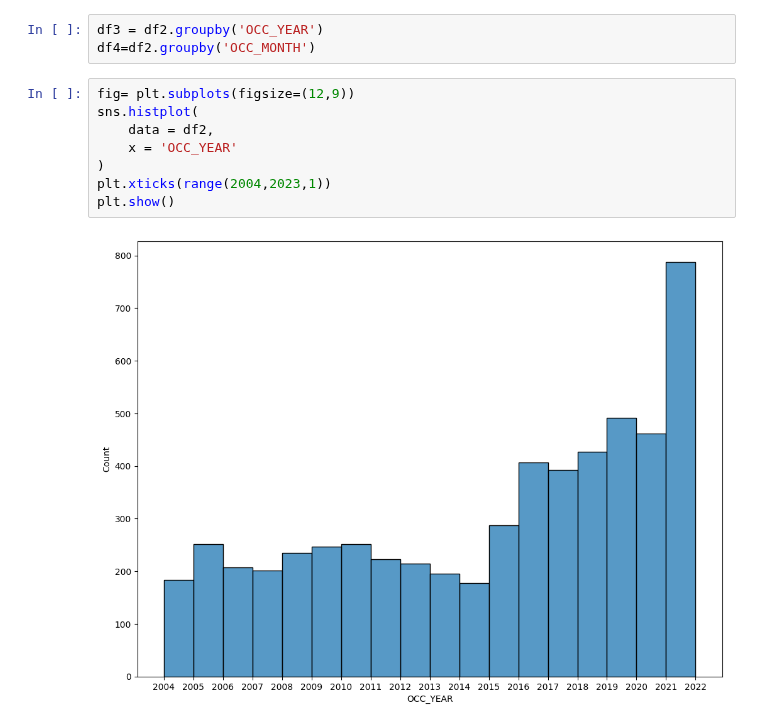
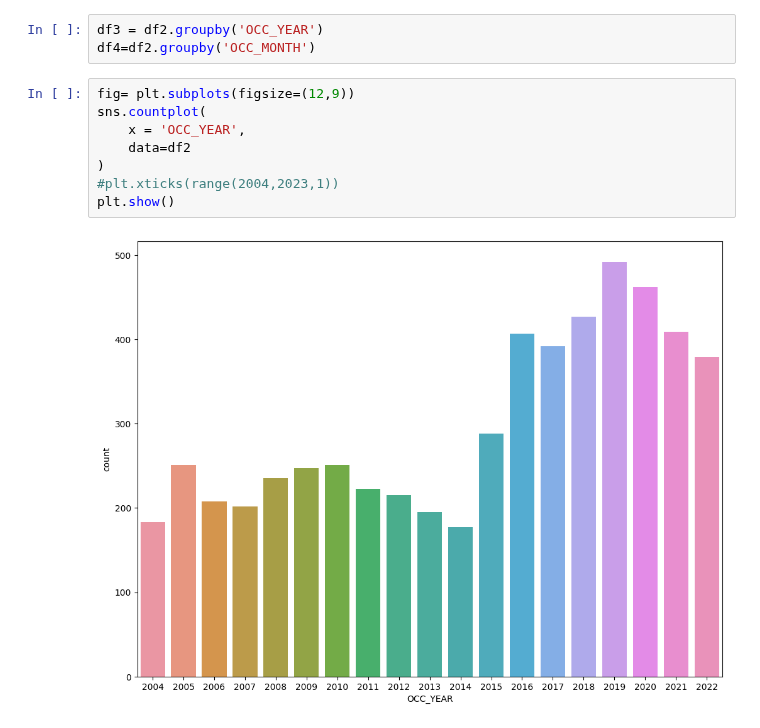
Before and after one commit to ChuHongHeMike/schulich_data_science_he55, a Jupyter notebook: AI/P1.ipynb, the cells around one changed output. Drawn from its saved outputs; the diff is of its cells as text.

```diff
--- a/AI/P1.ipynb
+++ b/AI/P1.ipynb
@@ -60,11 +60,11 @@ df3 = df2.groupby('OCC_YEAR')
 df4=df2.groupby('OCC_MONTH')
 # %%
 fig= plt.subplots(figsize=(12,9))
-sns.histplot(
-    data = df2,
-    x = 'OCC_YEAR'
+sns.countplot(
+    x = 'OCC_YEAR',
+    data=df2
 )
-plt.xticks(range(2004,2023,1))
+#plt.xticks(range(2004,2023,1))
 plt.show()
 # %% [output]
-[figure, old version]
+[figure, new version]
```
Also changed, not shown: parts of 3 cells of this notebook.
